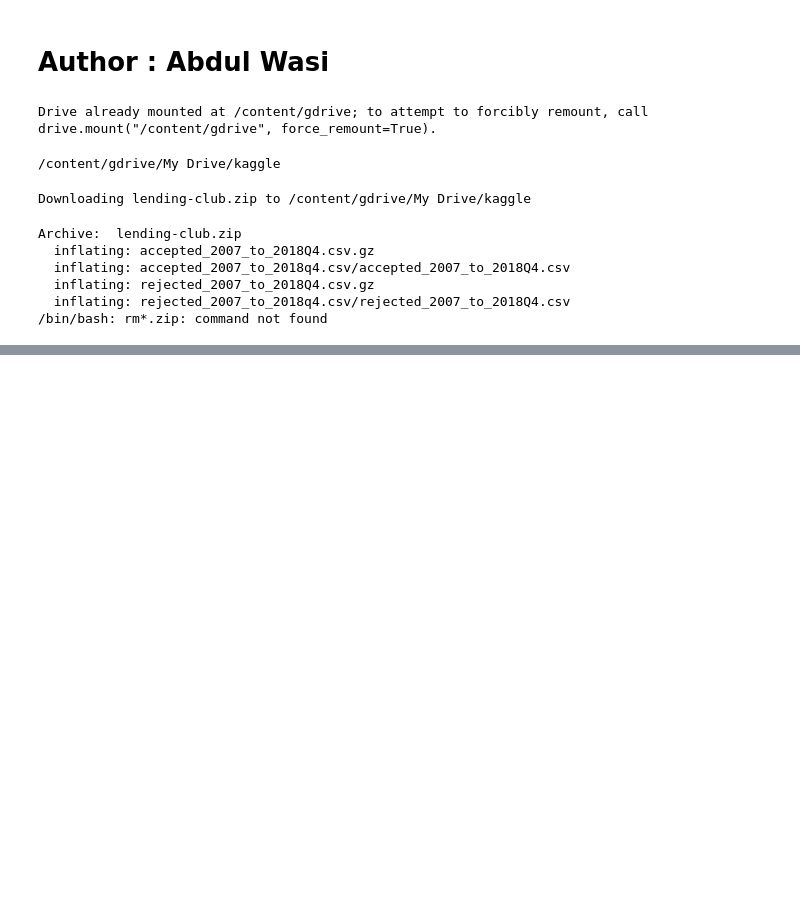
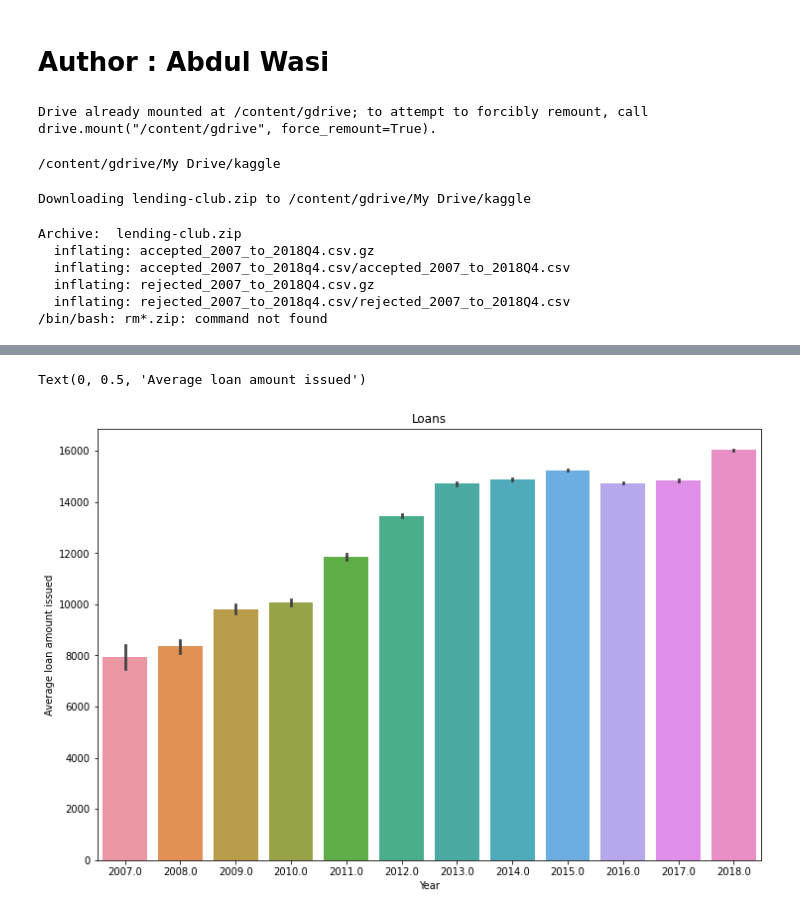
Before and after one commit to wasilone11/Data-Science-20-Feb-Optimizing-Lending-Club-s-Financial-Risk, a Jupyter notebook: Untitled.ipynb, the cells around one changed output, grey strips where cells are left out. Drawn from its saved outputs; the diff is of its cells as text; code cells hidden in the pictures; blank space fills up the shorter version.

```diff
--- a/Untitled.ipynb
+++ b/Untitled.ipynb
@@ -43,0 +99,12 @@ df.head()
+# %%
+df['issue_d'].head()
+dt_series = pd.to_datetime(df['issue_d'])
+df['year'] = dt_series.dt.year
+plt.figure(figsize=(12,8))
+sns.barplot(x="year", y="funded_amnt", data=df)
+plt.title('Loans', fontsize=12)
+plt.xlabel('Year', fontsize=10)
+plt.ylabel('Average loan amount issued', fontsize=10)
+# %% [output]
+Text(0, 0.5, 'Average loan amount issued')
+[figure, added]
```
Also changed, not shown: parts of 4 cells of this notebook.
